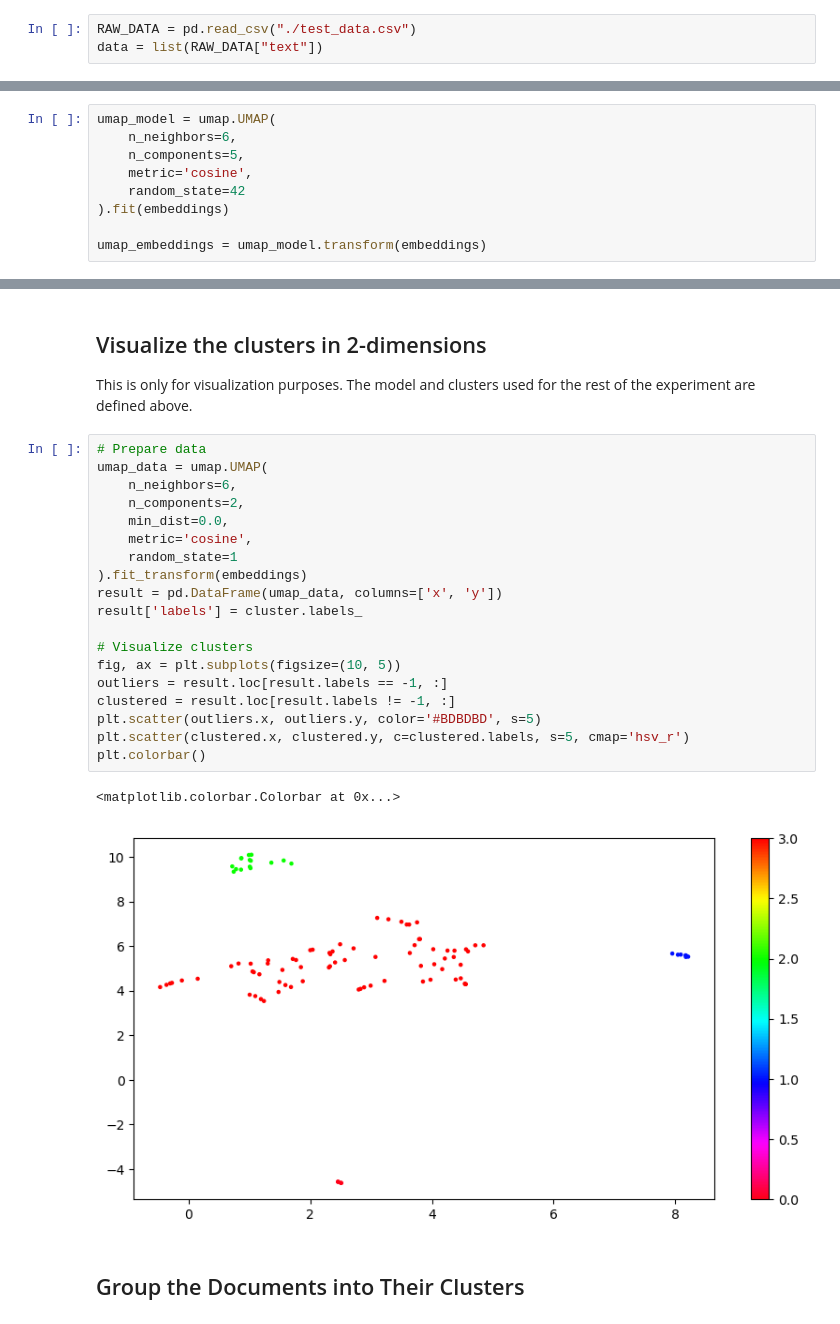
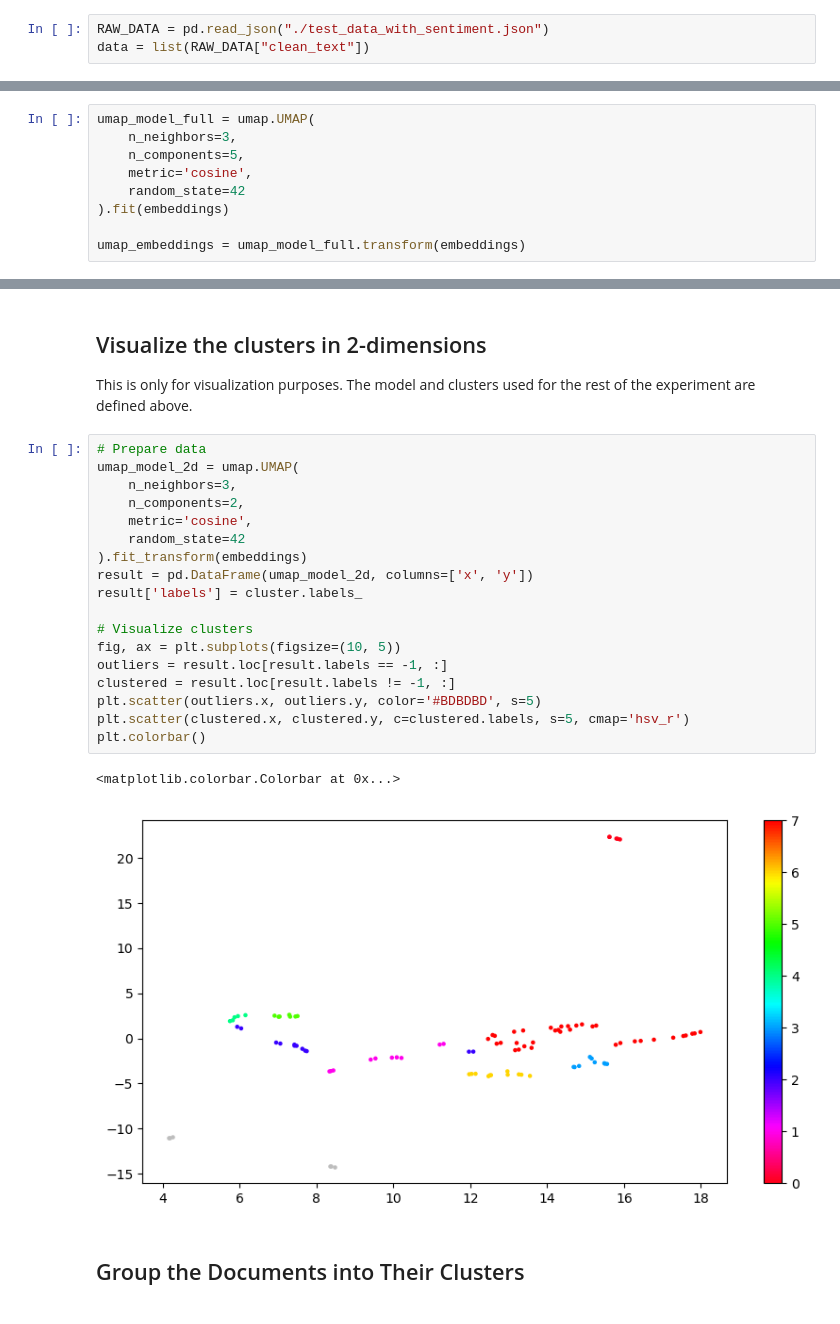
Before and after one commit to faustotnc/PekinSearch, a Jupyter notebook: NLP/Experiments/topic_modeling.ipynb, the cells around one changed output, grey strips where cells are left out. Cells and saved outputs as stored; diff of their text form.

```diff
--- a/NLP/Experiments/topic_modeling.ipynb
+++ b/NLP/Experiments/topic_modeling.ipynb
@@ -12,6 +10,6 @@ from sklearn.datasets import fetch_20newsgroups
 # %%
-RAW_DATA = pd.read_csv("./test_data.csv")
-data = list(RAW_DATA["text"])
+RAW_DATA = pd.read_json("./test_data_with_sentiment.json")
+data = list(RAW_DATA["clean_text"])
 # %% [markdown]
 ## Generate word embeddings from corpus
 # %%
@@ -20,14 +18,14 @@ embeddings = model.encode(data, show_progress_bar=True)
 # %% [markdown]
 ## Lower the dimensionality of word embeddings
 # %%
-umap_model = umap.UMAP(
-    n_neighbors=6,
+umap_model_full = umap.UMAP(
+    n_neighbors=3,
     n_components=5,
     metric='cosine',
     random_state=42
 ).fit(embeddings)
 
-umap_embeddings = umap_model.transform(embeddings)
+umap_embeddings = umap_model_full.transform(embeddings)
 # %% [markdown]
 ## Cluster the embeddings
 # %%
@@ -59,26 +56,25 @@ array([0, 1, 2, 3])
 This is only for visualization purposes. The model and clusters used for the rest of the experiment are defined above.
 # %%
 # Prepare data
-umap_data = umap.UMAP(
-    n_neighbors=6,
+umap_model_2d = umap.UMAP(
+    n_neighbors=3,
     n_components=2,
-    min_dist=0.0,
     metric='cosine',
-    random_state=1
+    random_state=42
 ).fit_transform(embeddings)
-result = pd.DataFrame(umap_data, columns=['x', 'y'])
+result = pd.DataFrame(umap_model_2d, columns=['x', 'y'])
 result['labels'] = cluster.labels_
 
 # Visualize clusters
 fig, ax = plt.subplots(figsize=(10, 5))
 outliers = result.loc[result.labels == -1, :]
 clustered = result.loc[result.labels != -1, :]
 plt.scatter(outliers.x, outliers.y, color='#BDBDBD', s=5)
 plt.scatter(clustered.x, clustered.y, c=clustered.labels, s=5, cmap='hsv_r')
 plt.colorbar()
 # %% [output]
 <matplotlib.colorbar.Colorbar at 0x...>
-[figure, old version]
+[figure, new version]
 # %% [markdown]
 ## Group the Documents into Their Clusters
 # %%
```
Also changed, not shown: parts of 23 cells of this notebook, 10 other files.
